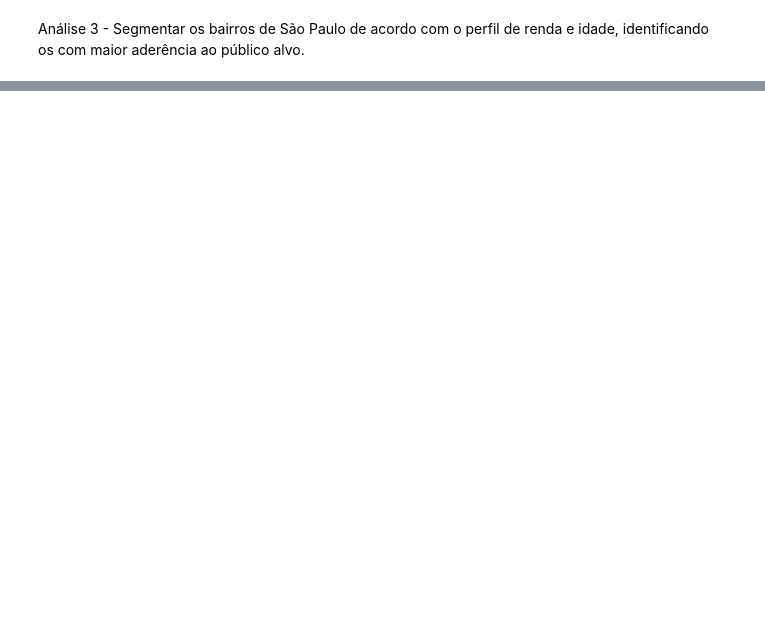
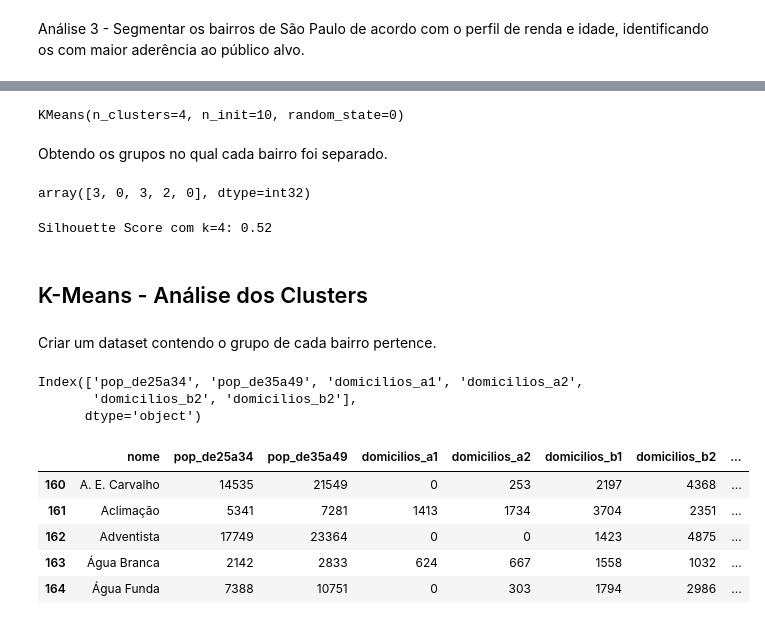
Before and after one commit to nortonvanz/Food-Business-Expansion, a Jupyter notebook: notebooks/ciclo1.ipynb, the cells around one changed output, grey strips where cells are left out. Cells and saved outputs as stored; diff of their text form; code cells hidden in the pictures; blank space fills up the shorter version.

Commit message:
análise 3 concluída, revisão de seções anteriores

```diff
--- a/notebooks/ciclo1.ipynb
+++ b/notebooks/ciclo1.ipynb
@@ -481,0 +620,41 @@ Análise 3 - Segmentar os bairros de São Paulo de acordo com o perfil de renda
+# %%
+kmeans = KMeans( n_clusters=4, #número de clusters
+                  n_init=10, #número de vezes que o k-means irá com diferentes centroid seeds
+                 random_state=0) #seed, para gerar a mesma inicialização aleatória
+kmeans.fit(df_seg)
+# %% [output]
+KMeans(n_clusters=4, n_init=10, random_state=0)
+# %% [markdown]
+Obtendo os grupos no qual cada bairro foi separado.
+# %%
+labels_kmeans = kmeans.labels_
+labels_kmeans[:5]
+# %% [output]
+array([3, 0, 3, 2, 0], dtype=int32)
+# %%
+#this method of k-means (sklearn) returns the SS
+print(f"Silhouette Score com k=4: {round(silhouette_score(df_seg, labels_kmeans, metric='euclidean'),2)}")
+# %% [output]
+Silhouette Score com k=4: 0.52
+# %% [markdown]
+## K-Means - Análise dos Clusters
+# %% [markdown]
+Criar um dataset contendo o grupo de cada bairro pertence.
+# %%
+df_seg.columns
+# %% [output]
+Index(['pop_de25a34', 'pop_de35a49', 'domicilios_a1', 'domicilios_a2',
+       'domicilios_b2', 'domicilios_b2'],
+      dtype='object')
+# %%
+df_kmeans = df_sp.copy()
+df_kmeans = df_kmeans[['nome', 'pop_de25a34', 'pop_de35a49', 'domicilios_a1', 'domicilios_a2', 'domicilios_b1', 'domicilios_b2']]
+df_kmeans['cluster'] = labels_kmeans
+df_kmeans.head(5)
+# %% [output]
+|  | nome | pop_de25a34 | pop_de35a49 | domicilios_a1 | domicilios_a2 | domicilios_b1 | domicilios_b2 | ... |
+| 160 | A. E. Carvalho | 14535 | 21549 | 0 | 253 | 2197 | 4368 | ... |
+| 161 | Aclimação | 5341 | 7281 | 1413 | 1734 | 3704 | 2351 | ... |
+| 162 | Adventista | 17749 | 23364 | 0 | 0 | 1423 | 4875 | ... |
+| 163 | Água Branca | 2142 | 2833 | 624 | 667 | 1558 | 1032 | ... |
+| 164 | Água Funda | 7388 | 10751 | 0 | 303 | 1794 | 2986 | ... |
```
Also changed, not shown: parts of 65 cells of this notebook.
